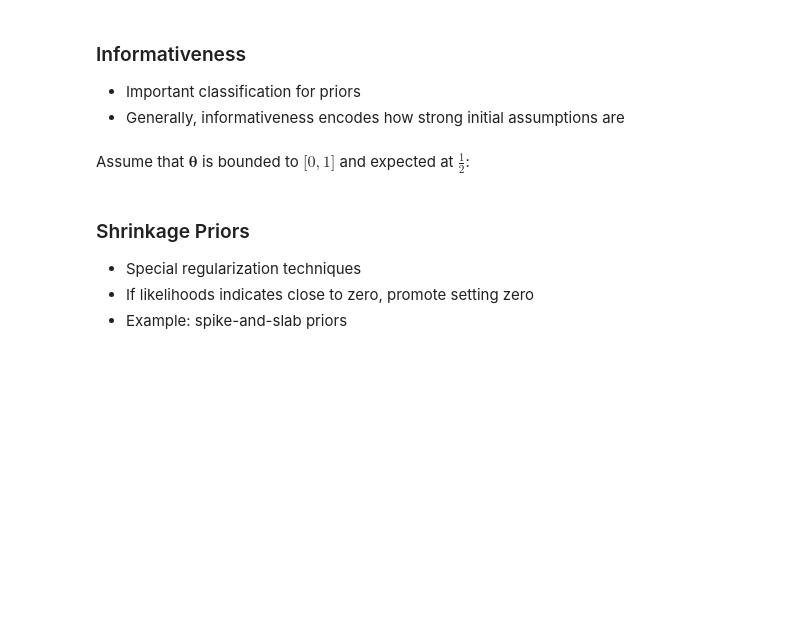
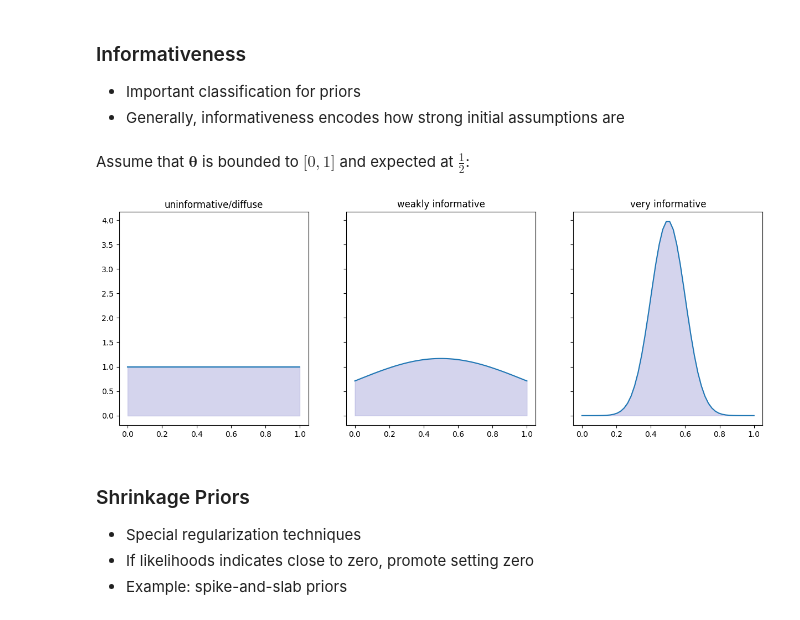
Before and after one commit to ANTS-ON/BayesianStats, a Jupyter notebook: script.ipynb, the cells around one changed output. Saved outputs shown, nothing was run; the diff lists cells and outputs as text; code cells hidden in the pictures; blank space fills up the shorter version.

```diff
--- a/script.ipynb
+++ b/script.ipynb
@@ -189,13 +203,12 @@ def plot_pdf(t, samples, ax):
 # %%
 fig, axs = plt.subplots(1, 3, sharey=True, sharex=True, figsize=(15, 5))
 t = np.linspace(0, 1)
-plot_pdf(t, scipy.stats.uniform.pdf(t, 0, 1), axs[0])
-axs[0].set_title("uninformative/diffuse")
-plot_pdf(t, scipy.stats.truncnorm.pdf((t - 0.5) / 0.5, (0 - 0.5) / 0.5, (1 - 0.5) / 0.5) / 0.5, axs[1])
-axs[1].set_title("weakly informative")
-plot_pdf(t, scipy.stats.truncnorm.pdf((t - 0.5) / 0.1, (0 - 0.5) / 0.1, (1 - 0.5) / 0.1) / 0.1, axs[2])
-axs[2].set_title("very informative")
+plot_pdf(t, scipy.stats.uniform.pdf(t, 0, 1), axs[0]); axs[0].set_title("uninformative/diffuse")
+plot_pdf(t, scipy.stats.truncnorm.pdf((t - 0.5) / 0.5, (0 - 0.5) / 0.5, (1 - 0.5) / 0.5) / 0.5, axs[1]); axs[1].set_title("weakly informative")
+plot_pdf(t, scipy.stats.truncnorm.pdf((t - 0.5) / 0.1, (0 - 0.5) / 0.1, (1 - 0.5) / 0.1) / 0.1, axs[2]); axs[2].set_title("very informative")
 plt.show()
+# %% [output]
+[figure, added]
 # %% [markdown]
 ### Shrinkage Priors
 - Special regularization techniques
```
Also changed, not shown: parts of 7 cells of this notebook.
